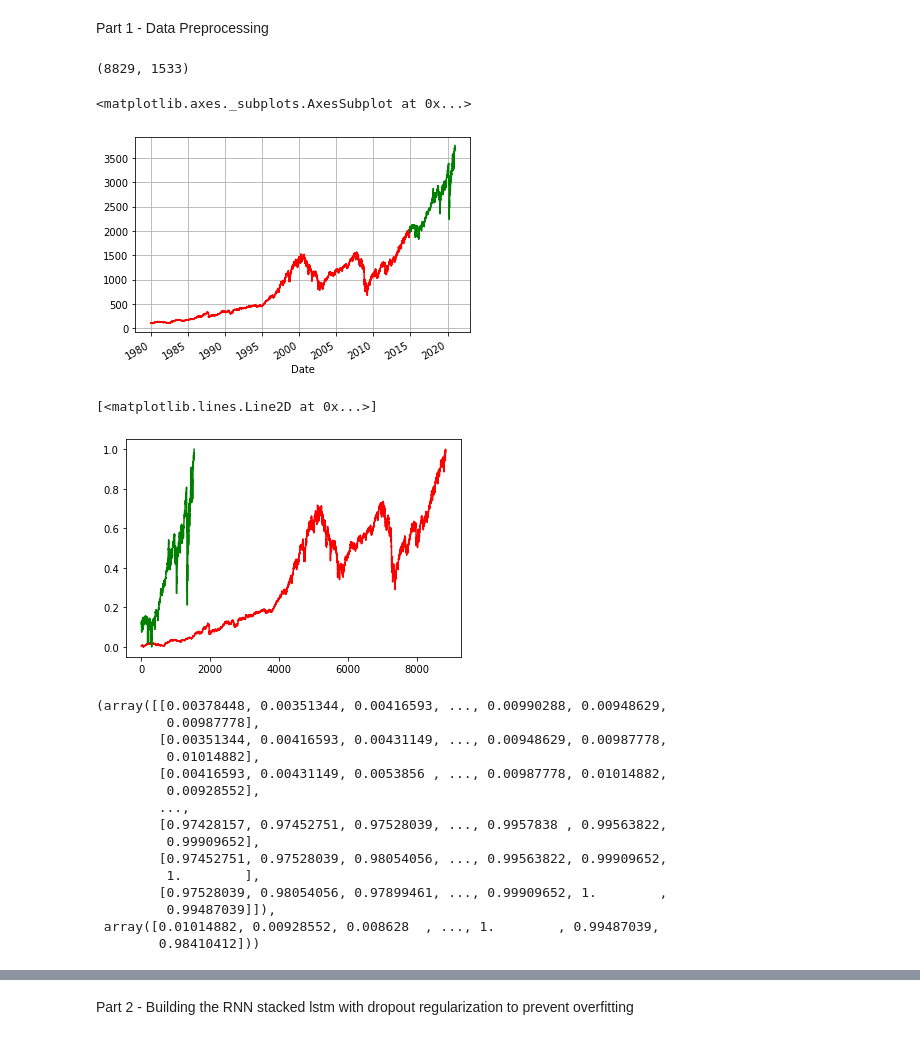
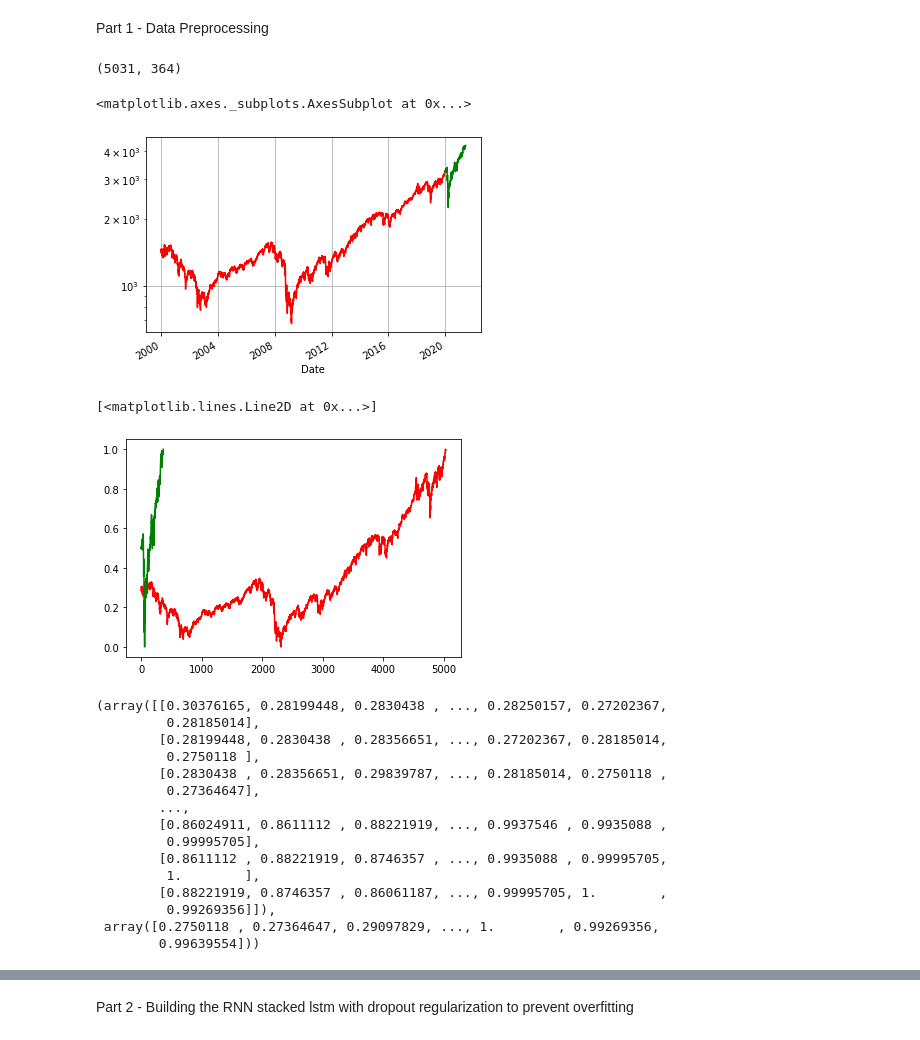
Before and after one commit to renyuanL/110_project, a Jupyter notebook: _ry_Google_Stock_Price_Prediction_RNN.ipynb, the cells around one changed output, grey strips where cells are left out. Saved outputs shown, nothing was run; the diff lists cells and outputs as text; code cells hidden in the pictures.

```diff
--- a/_ry_Google_Stock_Price_Prediction_RNN.ipynb
+++ b/_ry_Google_Stock_Price_Prediction_RNN.ipynb
@@ -13,24 +13,25 @@ import pandas_datareader as pdr
 from  sklearn.preprocessing import MinMaxScaler
 # %%
 dataset_train= pdr.get_data_yahoo('^GSPC',
-                   start='1980-01-01',
-                   end= '2015-01-01'
+                   start='2000-01-01',
+                   end= '2020-01-01'
                    )['Close']
 
 dataset_test= pdr.get_data_yahoo('^GSPC',
-                  start='2014-12-01',
-                  end= '2021-01-01'
+                  start='2020-01-01',
+                  end= '2021-06-15'
                   )['Close']
 
 dataset_train.size, dataset_test.size
 # %% [output]
-(8829, 1533)
+(5031, 364)
 # %%
-dataset_train.plot(grid=True, c='r')
-dataset_test.plot(grid=True,  c='g')
+kwargs= {'grid':True, 'logy':True}
+dataset_train.plot(c='r', **kwargs)
+dataset_test.plot(c='g', **kwargs)
 # %% [output]
 <matplotlib.axes._subplots.AxesSubplot at 0x...>
-[figure, old version]
+[figure, new version]
 # %%
 
 training_set= dataset_train.values
@@ -47,12 +48,12 @@ plt.plot(training_set_scaled,c='r')
 plt.plot(test_set_scaled,c='g')
 # %% [output]
 [<matplotlib.lines.Line2D at 0x...>]
-[figure, old version]
+[figure, new version]
 # %%
 X_train= []
 y_train= []
 N= training_set_scaled.size
-waitingDays= 30
+waitingDays= 100
 
 for i in range(waitingDays, N): # upper bound is number of values
   X_train.append(training_set_scaled[i-waitingDays:i, 0]) #takes 60 previous stock prices from 60 past stock prices
@@ -63,21 +64,21 @@ X_train, y_train
 
 #Need to add dimension to because not only prescition with one stock price but other indicators (like other columns in dataset  or other stocks that may affect this one )
 # %% [output]
-(array([[0.00378448, 0.00351344, 0.00416593, ..., 0.00990288, 0.00948629,
-         0.00987778],
-        [0.00351344, 0.00416593, 0.00431149, ..., 0.00948629, 0.00987778,
-         0.01014882],
-        [0.00416593, 0.00431149, 0.0053856 , ..., 0.00987778, 0.01014882,
-         0.00928552],
+(array([[0.30376165, 0.28199448, 0.2830438 , ..., 0.28250157, 0.27202367,
+         0.28185014],
+        [0.28199448, 0.2830438 , 0.28356651, ..., 0.27202367, 0.28185014,
+         0.2750118 ],
+        [0.2830438 , 0.28356651, 0.29839787, ..., 0.28185014, 0.2750118 ,
+         0.27364647],
         ...,
-        [0.97428157, 0.97452751, 0.97528039, ..., 0.9957838 , 0.99563822,
-         0.99909652],
-        [0.97452751, 0.97528039, 0.98054056, ..., 0.99563822, 0.99909652,
+        [0.86024911, 0.8611112 , 0.88221919, ..., 0.9937546 , 0.9935088 ,
+         0.99995705],
+        [0.8611112 , 0.88221919, 0.8746357 , ..., 0.9935088 , 0.99995705,
          1.        ],
-        [0.97528039, 0.98054056, 0.97899461, ..., 0.99909652, 1.        ,
-         0.99487039]]),
- array([0.01014882, 0.00928552, 0.008628  , ..., 1.        , 0.99487039,
-        0.98410412]))
+        [0.88221919, 0.8746357 , 0.86061187, ..., 0.99995705, 1.        ,
+         0.99269356]]),
+ array([0.2750118 , 0.27364647, 0.29097829, ..., 1.        , 0.99269356,
+        0.99639554]))
 # %%
 # Reshaping- add dimension in numpy array
 X_train= np.reshape(X_train,
```
Also changed, not shown: parts of 26 cells of this notebook.
